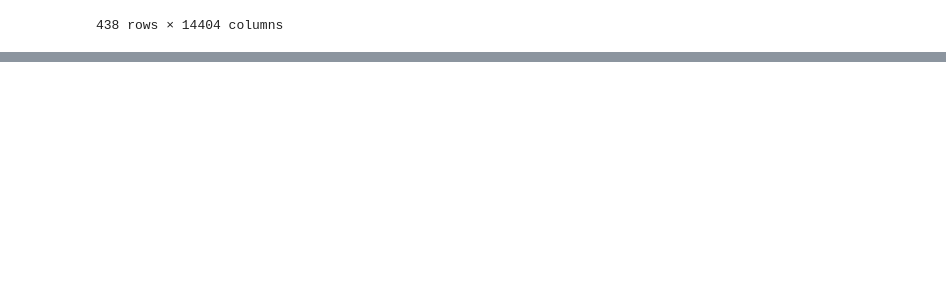
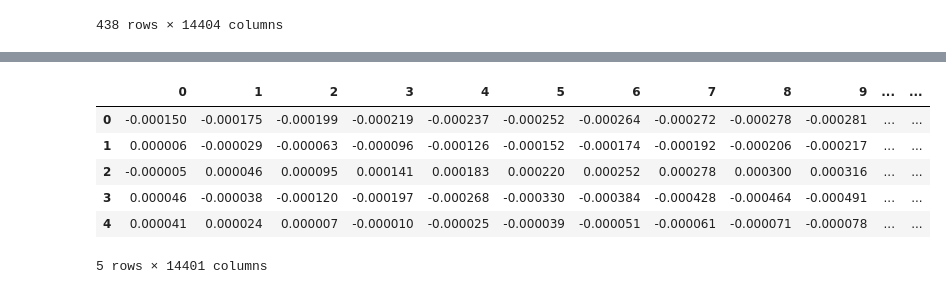
Before and after one commit to Superdu712/IS590_Project-1, a Jupyter notebook: part1/component1.ipynb, the cells around one changed output, grey strips where cells are left out. Drawn from its saved outputs; the diff is of its cells as text; code cells hidden in the pictures; blank space fills up the shorter version.

```diff
--- a/part1/component1.ipynb
+++ b/part1/component1.ipynb
@@ -174,0 +197,7 @@ mag.to_csv('../../binxu3.github.io/data/mag.csv',index=False)
+# %%
+mag_new = mag_new.sort_values(by='distance')
+# %%
+mag_new = mag_new.reset_index().drop('index',axis=1)
+# %%
+mag_new2 = mag_new
+mag_new2['station'] = mag_new2.index
@@ -174,0 +210,2 @@ mag.to_csv('../../binxu3.github.io/data/mag.csv',index=False)
+# %%
+mag_new2 = mag_new2.drop('station',axis=1)
@@ -174,0 +216,10 @@ mag.to_csv('../../binxu3.github.io/data/mag.csv',index=False)
+# %%
+mag_new2.head()
+# %% [output]
+|  | 0 | 1 | 2 | 3 | 4 | 5 | 6 | 7 | 8 | 9 | ... | ... |
+| 0 | -0.000150 | -0.000175 | -0.000199 | -0.000219 | -0.000237 | -0.000252 | -0.000264 | -0.000272 | -0.000278 | -0.000281 | ... | ... |
+| 1 | 0.000006 | -0.000029 | -0.000063 | -0.000096 | -0.000126 | -0.000152 | -0.000174 | -0.000192 | -0.000206 | -0.000217 | ... | ... |
+| 2 | -0.000005 | 0.000046 | 0.000095 | 0.000141 | 0.000183 | 0.000220 | 0.000252 | 0.000278 | 0.000300 | 0.000316 | ... | ... |
+| 3 | 0.000046 | -0.000038 | -0.000120 | -0.000197 | -0.000268 | -0.000330 | -0.000384 | -0.000428 | -0.000464 | -0.000491 | ... | ... |
+| 4 | 0.000041 | 0.000024 | 0.000007 | -0.000010 | -0.000025 | -0.000039 | -0.000051 | -0.000061 | -0.000071 | -0.000078 | ... | ... |
+5 rows × 14401 columns
```
Also changed, not shown: parts of 12 cells of this notebook.
